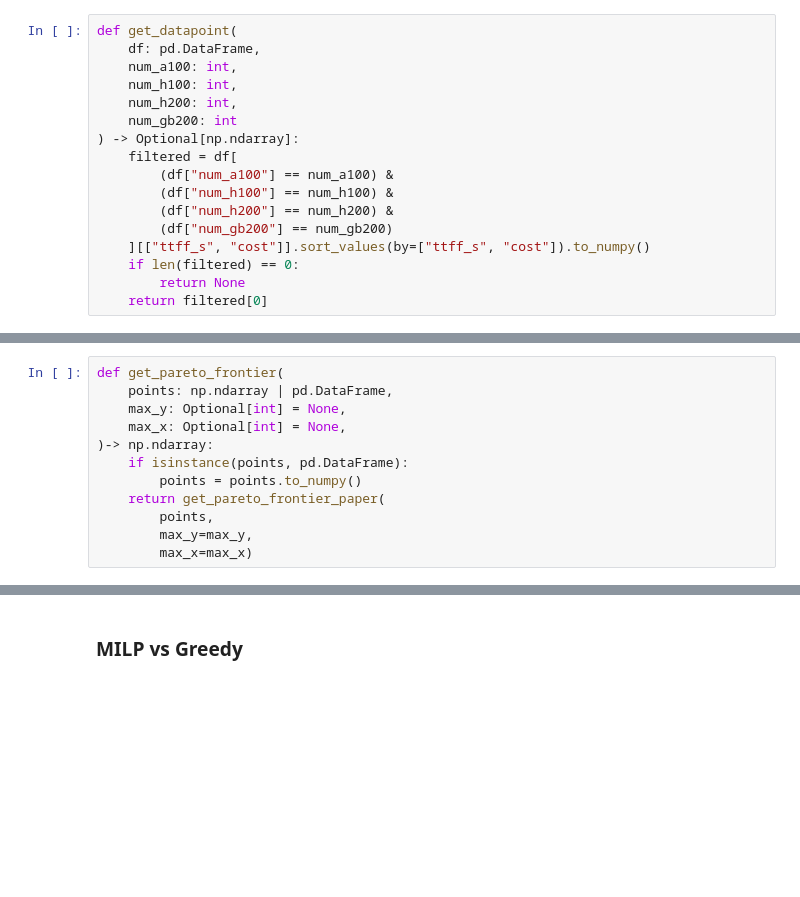
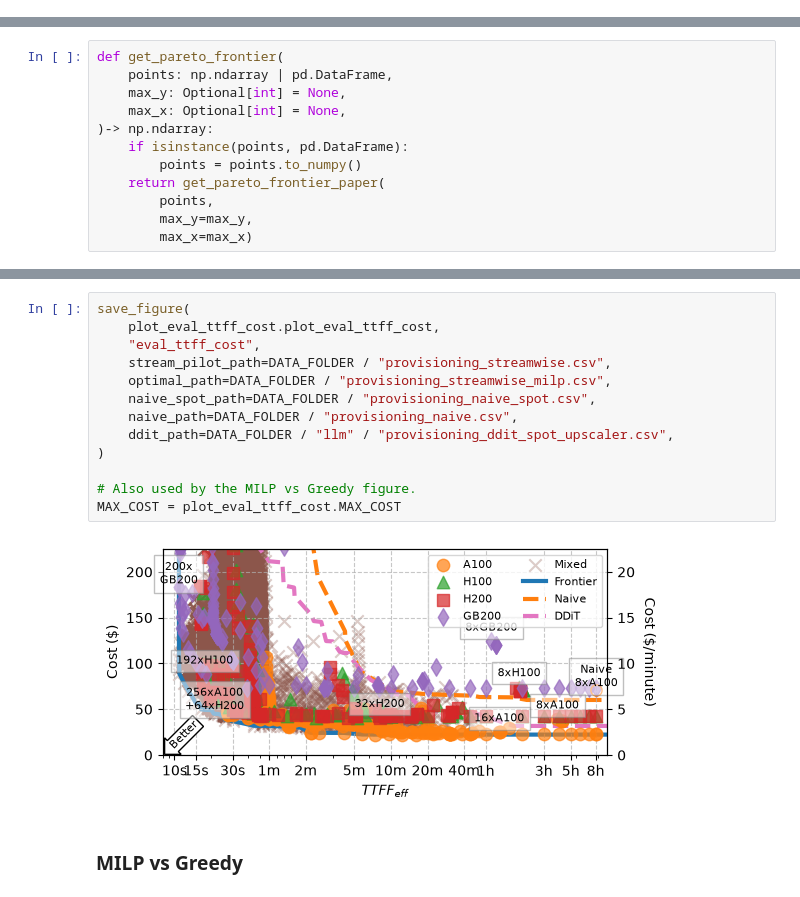
Before and after one commit to Azure/realtimevideogen, a Jupyter notebook: paper/figures.ipynb, the cells around one changed output, grey strips where cells are left out. Saved outputs shown, nothing was run; the diff lists cells and outputs as text; blank space fills up the shorter version.

```diff
--- a/paper/figures.ipynb
+++ b/paper/figures.ipynb
@@ -895,17 +880,0 @@ df_data_cost_latency_mixed = df_data_cost_latency[~(
-# %%
-def get_datapoint(
-    df: pd.DataFrame,
-    num_a100: int,
-    num_h100: int,
-    num_h200: int,
-    num_gb200: int
-) -> Optional[np.ndarray]:
-    filtered = df[
-        (df["num_a100"] == num_a100) &
-        (df["num_h100"] == num_h100) &
-        (df["num_h200"] == num_h200) &
-        (df["num_gb200"] == num_gb200)
-    ][["ttff_s", "cost"]].sort_values(by=["ttff_s", "cost"]).to_numpy()
-    if len(filtered) == 0:
-        return None
-    return filtered[0]
@@ -1087,3 +1101,18 @@ plt.show()
+# %%
+save_figure(
+    plot_eval_ttff_cost.plot_eval_ttff_cost,
+    "eval_ttff_cost",
+    stream_pilot_path=DATA_FOLDER / "provisioning_streamwise.csv",
+    optimal_path=DATA_FOLDER / "provisioning_streamwise_milp.csv",
+    naive_spot_path=DATA_FOLDER / "provisioning_naive_spot.csv",
+    naive_path=DATA_FOLDER / "provisioning_naive.csv",
+    ddit_path=DATA_FOLDER / "llm" / "provisioning_ddit_spot_upscaler.csv",
+)
+
+# Also used by the MILP vs Greedy figure.
+MAX_COST = plot_eval_ttff_cost.MAX_COST
+# %% [output]
+[figure, added]
 # %% [markdown]
 ### MILP vs Greedy
 # %%
```
Also changed, not shown: parts of 36 cells of this notebook, 25 other files.
